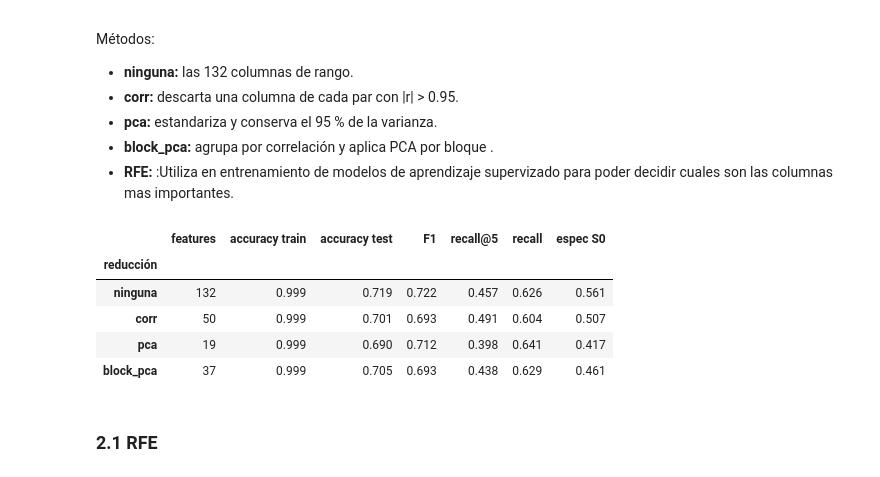
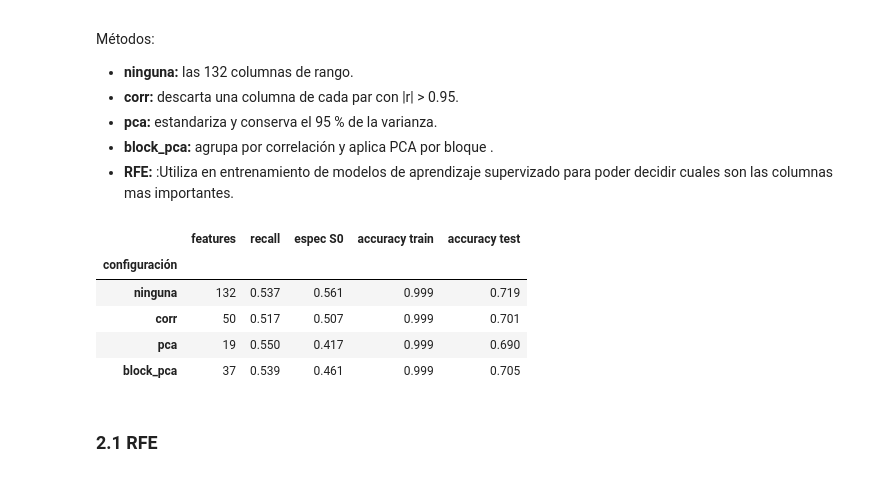
Before and after one commit to maxiricalde/data4cyber, a Jupyter notebook: Colab/SUPERVISADO.ipynb, the cells around one changed output. Cells and saved outputs as stored; diff of their text form; code cells hidden in the pictures.

```diff
--- a/Colab/SUPERVISADO.ipynb
+++ b/Colab/SUPERVISADO.ipynb
@@ -85,8 +86,8 @@ test: ['S1-alt']
 ### 1.1.Rango movil
 El rango movil agarra una grilla de 120 segundos y calcula el rango (max-min) de cada columna, escenario por escenario. Esto es útil para capturar la variabilidad de las señales en ventanas de tiempo e independizarse se los valores brutos vinculados al tiempo
 # %%
-X_rango = feature.rango_por_escenario(dfX)
-#X_rango_test = feature.rango_por_escenario(dfX_test)
+X_rango = features.rango_por_escenario(dfX)
+X_rango_test = features.rango_por_escenario(dfX_test)
 
 print("rango train:", X_rango.shape)
 print("rango test:", X_rango_test.shape)
@@ -159,7 +161,7 @@ from src2.group import GroupedPCA
 from src2.reduce import CorrFilter
 from src2.search import rf_pipeline_logo
 from src2.train import PARAMS_RF, SEED
-realizamos Random
+
 rf = lambda: RandomForestClassifier(**PARAMS_RF)
 
 pipelines = {
@@ -169,40 +171,40 @@ pipelines = {
         ("scale", StandardScaler()),
         ("pca", PCA(n_components=0.95, random_state=SEED)),
         ("modelo", rf()),
     ]),
     "block_pca": Pipeline([("block", GroupedPCA()), ("modelo", rf())]),
 }
 
 tablas_reduccion = {
     nombre: rf_pipeline_logo(pipe, X_rango, dfY, dfX["escenario"])
     for nombre, pipe in pipelines.items()
 }
 
 def resumen_reduccion(nombre, tabla):
     d = tabla.drop(index="mean")
     ataque = d[d["escenario"] != "S0"]
     return {
         "configuración": nombre,
         "features": int(d["features"].iloc[0]),
         "recall": d["recall"].mean(),
         "espec S0": float(d.loc[d.escenario == "S0", "especificidad"].iloc[0]),
         "accuracy train": d["accuracy_train"].mean(),
         "accuracy test": d["accuracy"].mean(),
     }
 
 comparacion_reduccion = pd.DataFrame([
     resumen_reduccion(nombre, tabla)
     for nombre, tabla in tablas_reduccion.items()
-]).set_index("reducción")
+]).set_index("configuración")
 
 display(comparacion_reduccion.round(3))
 # %% [output]
-|  | features | accuracy train | accuracy test | F1 | recall@5 | recall | espec S0 |
-| reducción |  |  |  |  |  |  |  |
-| ninguna | 132 | 0.999 | 0.719 | 0.722 | 0.457 | 0.626 | 0.561 |
-| corr | 50 | 0.999 | 0.701 | 0.693 | 0.491 | 0.604 | 0.507 |
-| pca | 19 | 0.999 | 0.690 | 0.712 | 0.398 | 0.641 | 0.417 |
-| block_pca | 37 | 0.999 | 0.705 | 0.693 | 0.438 | 0.629 | 0.461 |
+|  | features | recall | espec S0 | accuracy train | accuracy test |
+| configuración |  |  |  |  |  |
+| ninguna | 132 | 0.537 | 0.561 | 0.999 | 0.719 |
+| corr | 50 | 0.517 | 0.507 | 0.999 | 0.701 |
+| pca | 19 | 0.550 | 0.417 | 0.999 | 0.690 |
+| block_pca | 37 | 0.539 | 0.461 | 0.999 | 0.705 |
 # %% [markdown]
 ### 2.1 RFE
 # %%
```
Also changed, not shown: parts of 8 cells of this notebook, 2 other files.
